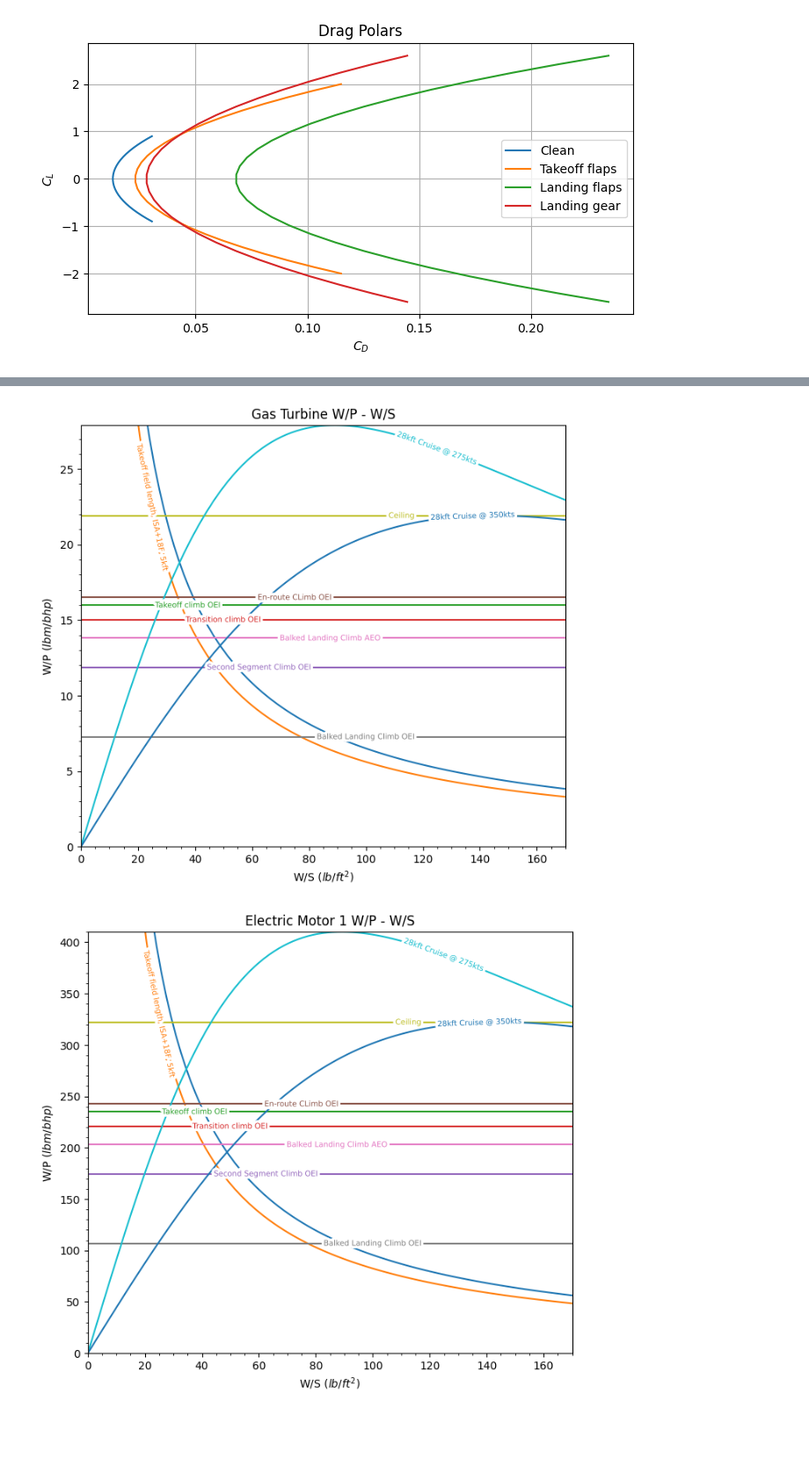
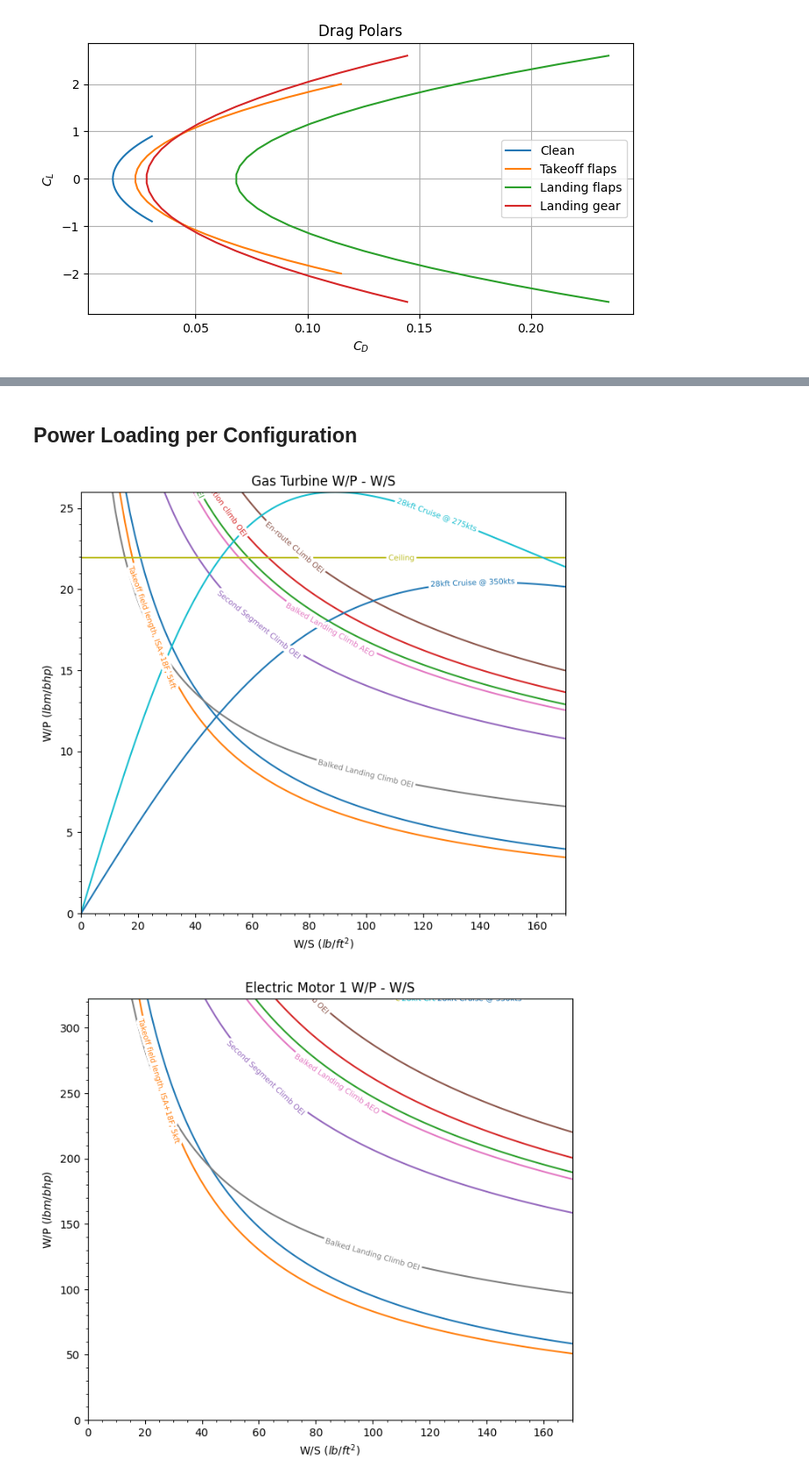
Before and after one commit to jucobee/START, a Jupyter notebook: A4/PowerLoading.ipynb, the cells around one changed output, grey strips where cells are left out. Shown at 88% size. Saved outputs shown, nothing was run; the diff lists cells and outputs as text; code cells hidden in the pictures; blank space fills up the shorter version.

Commit message:
fixed plotting issue when ERatio=0

```diff
--- a/A4/PowerLoading.ipynb
+++ b/A4/PowerLoading.ipynb
@@ -314,3 +318,5 @@ Sized Wing Area: 69.364ft2, Sized Power: 7.845bhp
+# %% [markdown]
+## Power Loading per Configuration
 # %%
 # [GT,GB,P1,EM1,PM,EM2,P2]
 eta = [.3,.96,.9,.96,.99,.96,.85] # deVries
@@ -339,18 +345,18 @@ def MatSolver(PW, PRatio, ERatio):
 # component index: [Fuel, Gas Turbine, Gearbox, Shaft Power 1, EM1, Battery, EM2, Shaft Power 2, P1, P2]
 
 def GetConstraintData(WP_constraint, component_index, PRatio, ERatio):
-    PW_constraint = 1 / WP_constraint
-    component_WP = np.empty(len(PW_constraint))
-    for i in range(len(PW_constraint)):
-        WP_vector = MatSolver(PW_constraint[i], PRatio, ERatio)
-        component_WP[i] = WP_vector[component_index]
-        # print(component_WP[i])
+    # if not using electric, don't plot
+    if component_index in [4,5,6] and ERatio == 0:
+        component_WP = np.empty(len(ws))
+    else:
+        PW_constraint = 1 / WP_constraint
+        component_WP = np.empty(len(PW_constraint))
+        for i in range(len(PW_constraint)):
+            WP_vector = MatSolver(PW_constraint[i], PRatio, ERatio)
+            component_WP[i] = WP_vector[component_index]
+            # print(component_WP[i])
 
     return component_WP
-
-# plt.plot(ws, GetConstraintData(wp_climb_BLC_OEI, 1))
-# plt.plot(ws, GetConstraintData(wp_cruise_target, 1))
-# print(GetConstraintData(wp_cruise_min, 4))
 
 
 def PlotPTrain(component_index):
@@ -361,36 +367,38 @@ def PlotPTrain(component_index):
     # [0:Takeoff, 1:Takeoff Climb, 2:Transition Climb, 3:2nd Seg Climb, 4:En-route climb, 5:Balked 6:Landing climb,
     # 7:Ceiling, 8:Cruise @ 275kts, 9:Cruise @ 350kts]
     PRatios = [0,0,0,0,0,0,0,0,0,0]
-    ERatios = [0.02,0.02,0.02,0.02,0.02,0.02,0.02,0.02,0.02,0.02]
+    ERatios = [0.02,0.02,0.02,0.02,0.02,0.02,0.02,0.02,0,0]
 
     plt.figure(figsize=(8,7))
     plt.title('{} W/P - W/S'.format(component_name))
     plt.xlabel("W/S $(lb/ft^2)$")
     plt.ylabel("W/P $(lbm/bhp)$")
 
     plt.plot(ws, abs(GetConstraintData(wp_tofl, component_index, PRatios[0], ERatios[0])), label='Takeoff field length, ISA+18F', linestyle='-')
     plt.plot(ws, abs(GetConstraintData(wp_tofl_5kft, component_index, PRatios[0], ERatios[0])), label='Takeoff field length, ISA+18F, 5kft', linestyle='-')
     plt.plot(ws, abs(GetConstraintData(wp_climb_TO, component_index, PRatios[1], ERatios[1])), label='Takeoff climb OEI', linestyle='-')
     plt.plot(ws, abs(GetConstraintData(wp_climb_TC, component_index, PRatios[2], ERatios[2])), label='Transition climb OEI', linestyle='-')
     plt.plot(ws, abs(GetConstraintData(wp_climb_SSC, component_index, PRatios[3], ERatios[3])), label='Second Segment Climb OEI', linestyle='-')
     plt.plot(ws, abs(GetConstraintData(wp_climb_ERC, component_index, PRatios[4], ERatios[4])), label='En-route CLimb OEI', linestyle='-')
     plt.plot(ws, abs(GetConstraintData(wp_climb_BLC_AEO, component_index, PRatios[5], ERatios[5])), label='Balked Landing Climb AEO', linestyle='-')
     plt.plot(ws, abs(GetConstraintData(wp_climb_BLC_OEI, component_index, PRatios[5], ERatios[5])), label='Balked Landing Climb OEI', linestyle='-')
     plt.plot(ws, abs(GetConstraintData(wp_ceil, component_index, PRatios[7], ERatios[7])), label='Ceiling', linestyle='-')
     plt.plot(ws, abs(GetConstraintData(wp_cruise_min, component_index, PRatios[8], ERatios[8])), label='28kft Cruise @ 275kts', linestyle='-')
     plt.plot(ws, abs(GetConstraintData(wp_cruise_target, component_index, PRatios[9], ERatios[9])), label='28kft Cruise @ 350kts', linestyle='-')
 
+
     # pretty plots :)
     plt.ylim(0, max(abs(GetConstraintData(wp_cruise_min, component_index, PRatios[8], ERatios[8])))), plt.xlim(0, 170)
+    # plt.ylim(0, 300), plt.xlim(0, 170)
     # plt.grid()
     plt.minorticks_on()
     labelLines(plt.gca().get_lines(), zorder=2.5,fontsize = 7,xvals=(0,150))
 
     plt.show()
 
 PlotPTrain(1) # gas turbine
 PlotPTrain(4) # em1
 PlotPTrain(5) # battery
 # %% [output]
-[figure, old version]
+[figure, new version]
-[figure, old version]
+[figure, new version]
```
Also changed, not shown: parts of 3 cells of this notebook.
